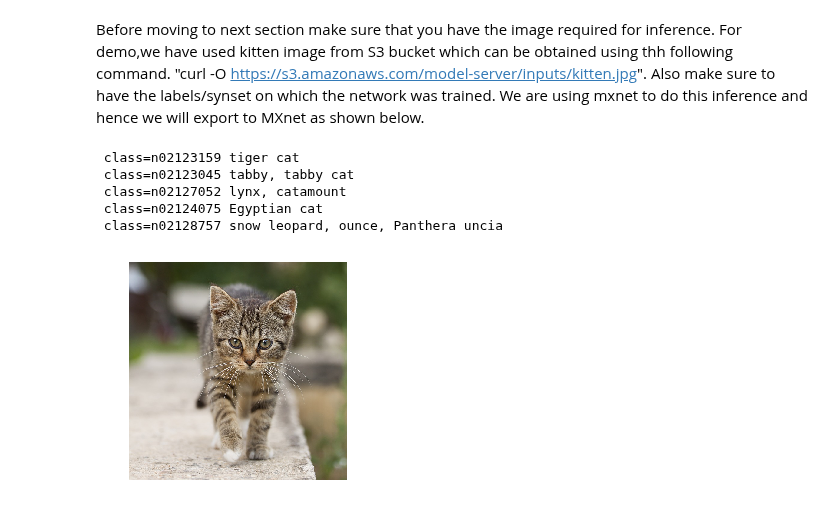
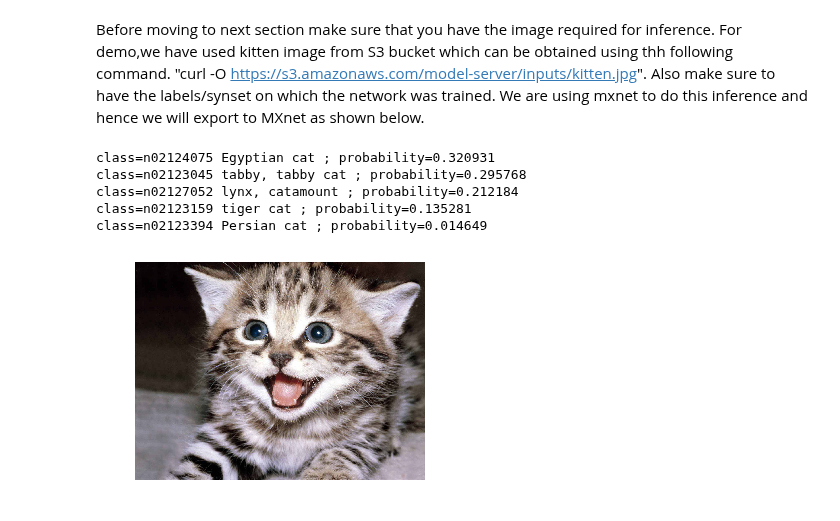
Before and after one commit to onnx/models, a Jupyter notebook: models/imagenet_inference.ipynb, the cells around one changed output. Cells and saved outputs as stored; diff of their text form; code cells hidden in the pictures.

Commit message:
fixed imagenet_inference

```diff
--- a/models/imagenet_inference.ipynb
+++ b/models/imagenet_inference.ipynb
@@ -28,7 +31,7 @@ sym, arg_params, aux_params = import_model(model_path)
 ##Required to be done in case of syms and params present
 ## Bind symbols and params
 ## synset file to be in the working directory
-model_name = 'resnet18v2'
+model_name = 'vgg/vgg16'
 sym, arg_params, aux_params = mx.model.load_checkpoint(model_name, 0)
 # %%
 ##Load the network for inference
@@ -59,14 +62,16 @@ def preprocess(img):
     '''
     Preprocessing required on the images for inference
     '''
+
     transform_fn = transforms.Compose([
-    transforms.Resize(256),
-    transforms.CenterCrop(224),
+    transforms.Resize(224),
+    #transforms.CenterCrop(224),
     transforms.ToTensor(),
     transforms.Normalize([0.485, 0.456, 0.406], [0.229, 0.224, 0.225])
     ])
     img = transform_fn(img)
     img = img.expand_dims(axis=0) # batchify
+
     return img
 
 def predict(path):
@@ -76,20 +81,20 @@ def predict(path):
     img = get_image(path, show=True)
     img = preprocess(img)
     mod.forward(Batch([img]))
-    scores = mod.get_outputs()[0].asnumpy()
+    scores = mx.ndarray.softmax(mod.get_outputs()[0]).asnumpy()
     # print the top-5 inferences class
     scores = np.squeeze(scores)
     a = np.argsort(scores)[::-1]
     for i in a[0:5]:
-        print(' class=%s' %( labels[i]))
+        print('class=%s ; probability=%f' %(labels[i],scores[i]))
 # %%
 #img_path is the path of the inference image
-img_path = 'kitten.jpg'
+img_path = 'sqnet/kitten.jpg'
 predict(img_path)
 # %% [output]
- class=n02123159 tiger cat
- class=n02123045 tabby, tabby cat
- class=n02127052 lynx, catamount
- class=n02124075 Egyptian cat
- class=n02128757 snow leopard, ounce, Panthera uncia
+class=n02124075 Egyptian cat ; probability=0.320931
+class=n02123045 tabby, tabby cat ; probability=0.295768
+class=n02127052 lynx, catamount ; probability=0.212184
+class=n02123159 tiger cat ; probability=0.135281
+class=n02123394 Persian cat ; probability=0.014649
-[figure, old version]
+[figure, new version]
```
Also changed, not shown: parts of 5 cells of this notebook, 1 other file.
